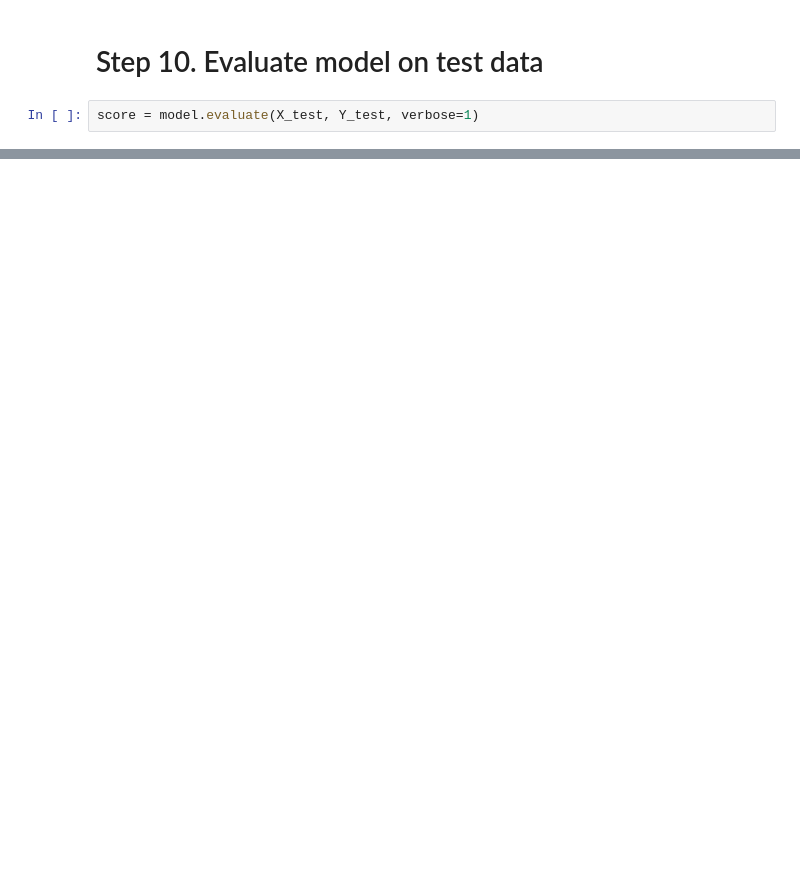
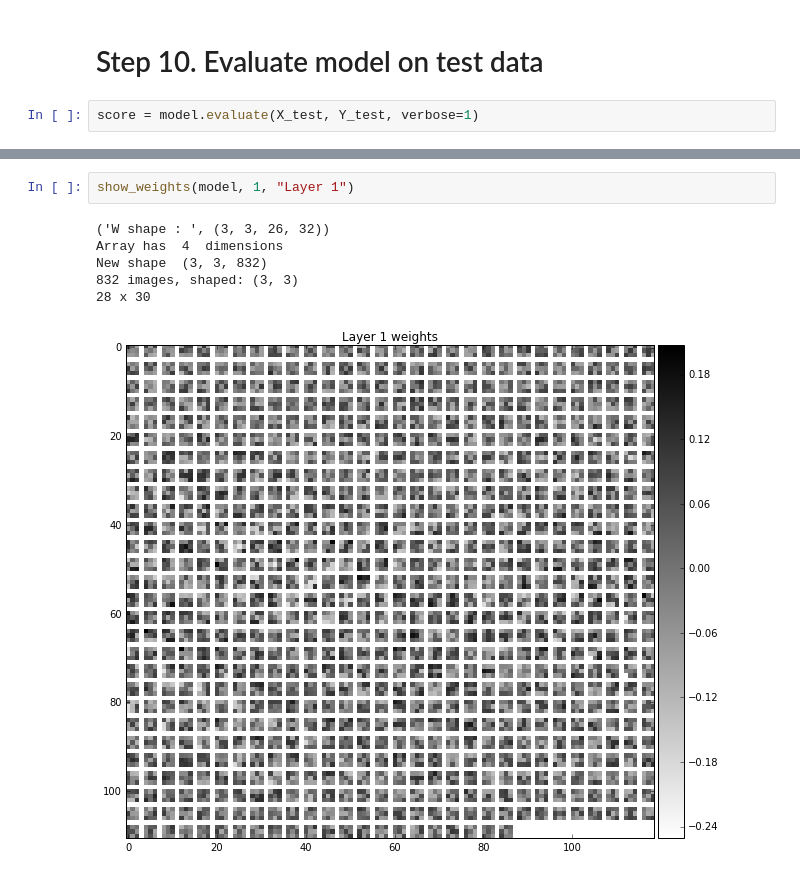
Before and after one commit to pyotr777/keras_tut, a Jupyter notebook: tutorials/Keras MNIST tutorial.ipynb, the cells around one changed output, grey strips where cells are left out. Drawn from its saved outputs; the diff is of its cells as text; blank space fills up the shorter version.

```diff
--- a/tutorials/Keras MNIST tutorial.ipynb
+++ b/tutorials/Keras MNIST tutorial.ipynb
@@ -184,0 +366,9 @@ print score
+# %%
+show_weights(model, 1, "Layer 1")
+# %% [output]
+('W shape : ', (3, 3, 26, 32))
+Array has  4  dimensions
+New shape  (3, 3, 832)
+832 images, shaped: (3, 3)
+28 x 30
+[figure, added]
```
Also changed, not shown: parts of 21 cells of this notebook, 2 other files.
